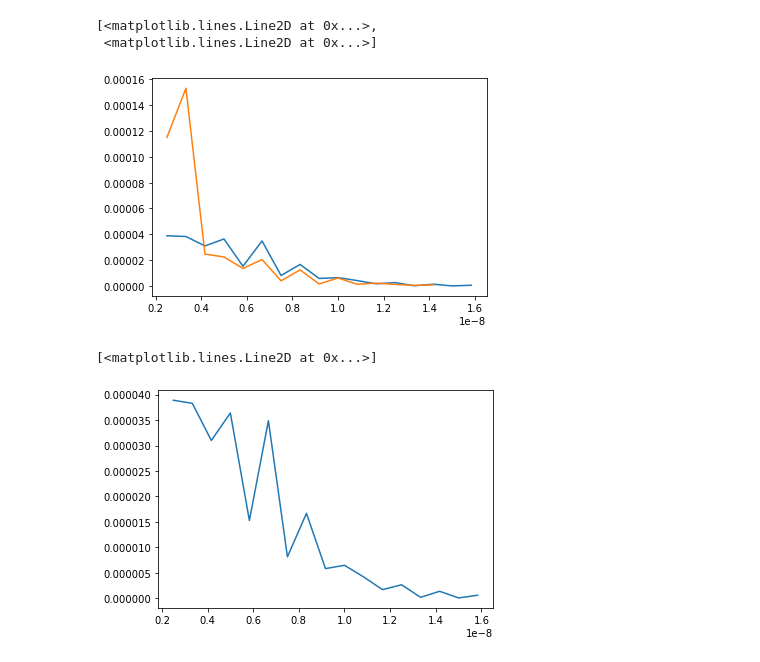
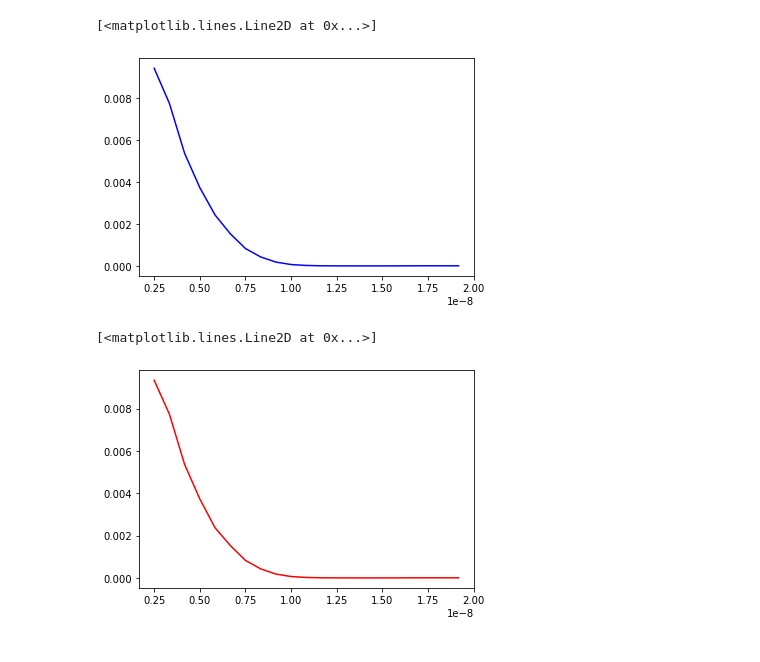
Before and after one commit to q-optimize/c3, a Jupyter notebook: c3po/IBM/hockeystick_plot.ipynb, the cells around one changed output. Saved outputs shown, nothing was run; the diff lists cells and outputs as text; code cells hidden in the pictures.

```diff
--- a/c3po/IBM/hockeystick_plot.ipynb
+++ b/c3po/IBM/hockeystick_plot.ipynb
@@ -27,13 +42,11 @@ with open('{}{}{}'.format(base_dir,
 # %%
-plt.plot(times_drag,overlap_inf_drag,
-         times_gauss,overlap_inf_gauss)
+plt.plot(times_gauss,unit_inf_gauss,'b')
 # %% [output]
-[<matplotlib.lines.Line2D at 0x...>,
- <matplotlib.lines.Line2D at 0x...>]
+[<matplotlib.lines.Line2D at 0x...>]
-[figure, old version]
+[figure, new version]
 # %%
-plt.plot(times_drag,overlap_inf_drag)
+plt.plot(times_drag,unit_inf_drag,'r')
 # %% [output]
 [<matplotlib.lines.Line2D at 0x...>]
-[figure, old version]
+[figure, new version]
 # %%
```
Also changed, not shown: parts of 11 cells of this notebook, 1 other file.
